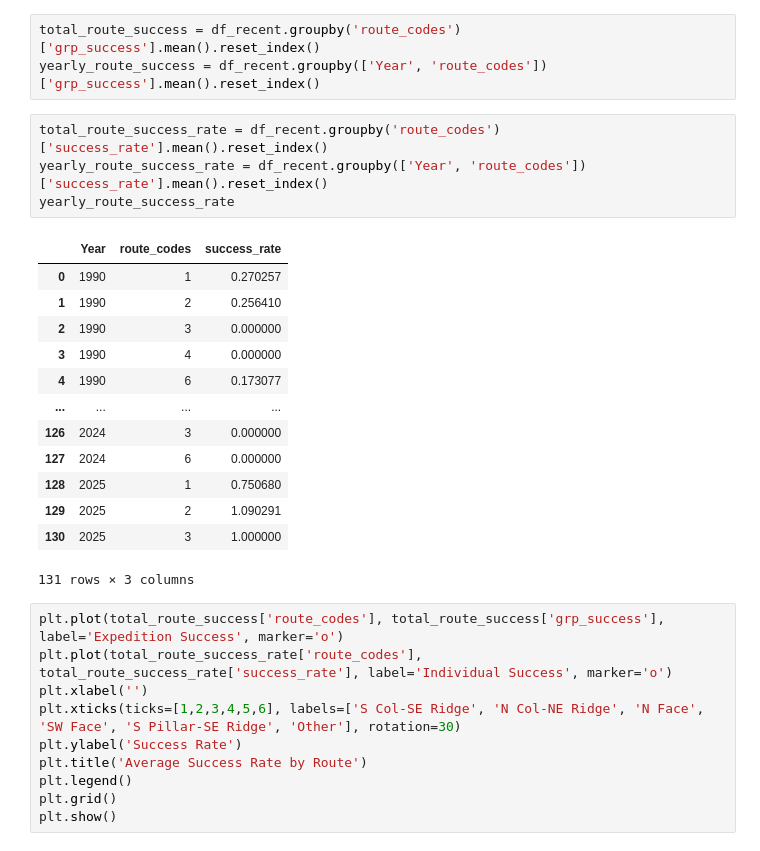
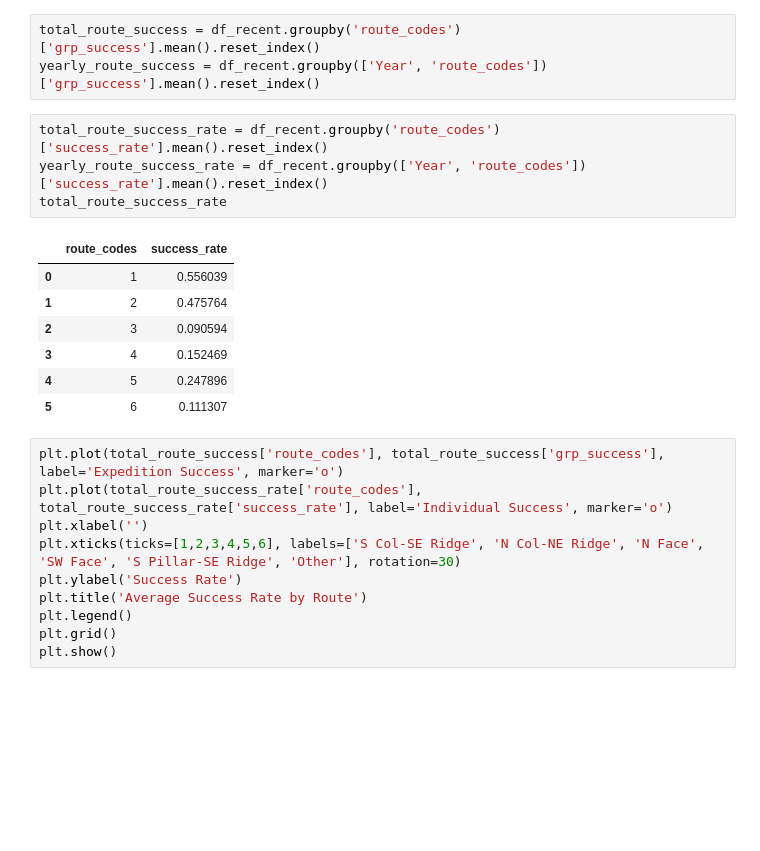
Before and after one commit to snig-17/QM-GRUNGE, a Jupyter notebook: Factors/Route_Alice.ipynb, the cells around one changed output. Cells and saved outputs as stored; diff of their text form; blank space fills up the shorter version.

```diff
--- a/Factors/Route_Alice.ipynb
+++ b/Factors/Route_Alice.ipynb
@@ -212,21 +210,15 @@ yearly_route_success = df_recent.groupby(['Year', 'route_codes'])['grp_success']
 # %%
 total_route_success_rate = df_recent.groupby('route_codes')['success_rate'].mean().reset_index()
 yearly_route_success_rate = df_recent.groupby(['Year', 'route_codes'])['success_rate'].mean().reset_index()
-yearly_route_success_rate
+total_route_success_rate
 # %% [output]
-|  | Year | route_codes | success_rate |
-| 0 | 1990 | 1 | 0.270257 |
-| 1 | 1990 | 2 | 0.256410 |
-| 2 | 1990 | 3 | 0.000000 |
-| 3 | 1990 | 4 | 0.000000 |
-| 4 | 1990 | 6 | 0.173077 |
-| ... | ... | ... | ... |
-| 126 | 2024 | 3 | 0.000000 |
-| 127 | 2024 | 6 | 0.000000 |
-| 128 | 2025 | 1 | 0.750680 |
-| 129 | 2025 | 2 | 1.090291 |
-| 130 | 2025 | 3 | 1.000000 |
+|  | route_codes | success_rate |
+| 0 | 1 | 0.556039 |
+| 1 | 2 | 0.475764 |
+| 2 | 3 | 0.090594 |
+| 3 | 4 | 0.152469 |
+| 4 | 5 | 0.247896 |
+| 5 | 6 | 0.111307 |
-131 rows × 3 columns
 # %%
 plt.plot(total_route_success['route_codes'], total_route_success['grp_success'], label='Expedition Success', marker='o')
 plt.plot(total_route_success_rate['route_codes'], total_route_success_rate['success_rate'], label='Individual Success', marker='o')
```
Also changed, not shown: parts of 5 cells of this notebook.
